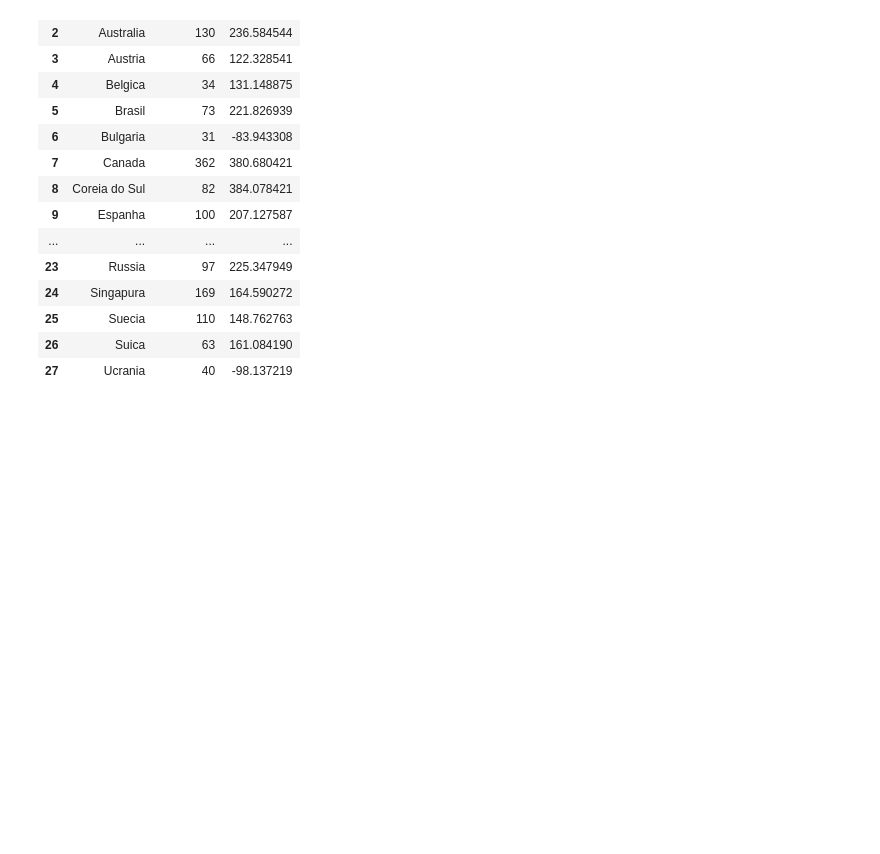
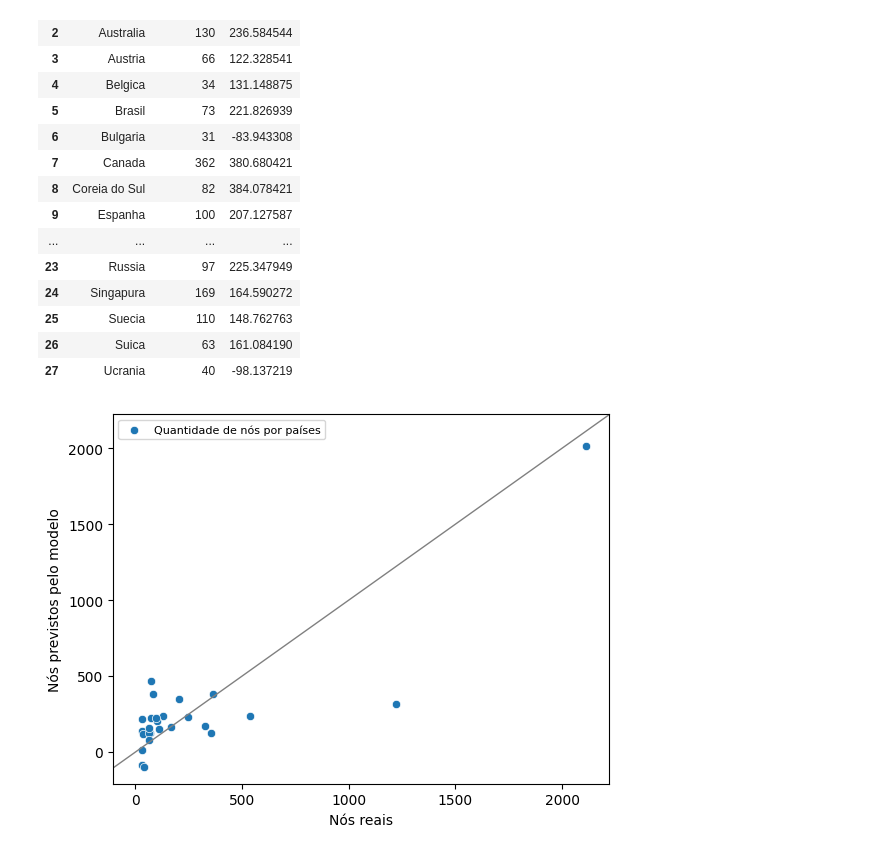
Before and after one commit to dhdessoldi/PCA_ESG_Bitcoin, a Jupyter notebook: PCA_TCC_REGRESSAO_SEM_CHINA.ipynb, the cells around one changed output. Cells and saved outputs as stored; diff of their text form; code cells hidden in the pictures; blank space fills up the shorter version.

```diff
--- a/PCA_TCC_REGRESSAO_SEM_CHINA.ipynb
+++ b/PCA_TCC_REGRESSAO_SEM_CHINA.ipynb
@@ -1048,6 +873,3 @@ OLS Regression Results
 | Kurtosis: | 9.591 | Cond. No. | 1.00 |
 Notes:
 [1] Standard Errors assume that the covariance matrix of the errors is correctly specified.
-# %%
-model =smf.ols('nodes ~ F1 + F2 + F3 + F4', data=regression_data).fit()
-model.summary()
@@ -1118,3 +917,12 @@ tabela_fitted
 | 25 | Suecia | 110 | 148.762763 |
 | 26 | Suica | 63 | 161.084190 |
 | 27 | Ucrania | 40 | -98.137219 |
+# %%
+sns.scatterplot(tabela_fitted, x='nos_reais', y='nos_pred')
+plt.xlabel('Nós reais', fontsize=10)
+plt.ylabel('Nós previstos pelo modelo', fontsize=10)
+plt.axline((0, 0), (max(dados_esg['nodes']), max(dados_esg['nodes'])), linewidth=1, color='grey')
+plt.legend(labels=['Quantidade de nós por países'], fontsize=8)
+plt.show()
+# %% [output]
+[figure, added]
```
Also changed, not shown: parts of 19 cells of this notebook.
